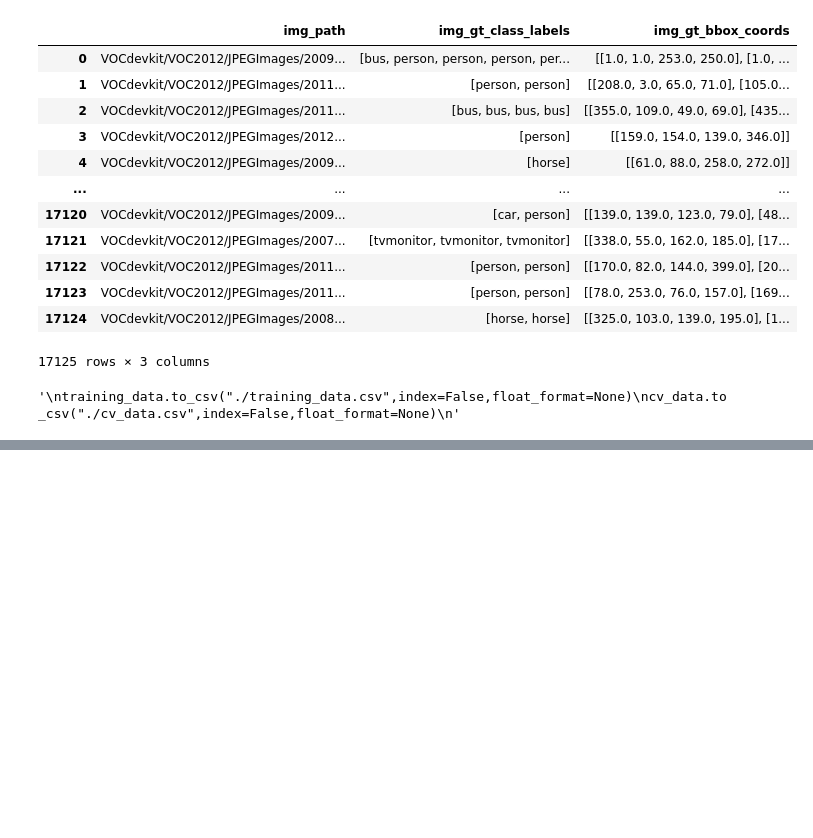
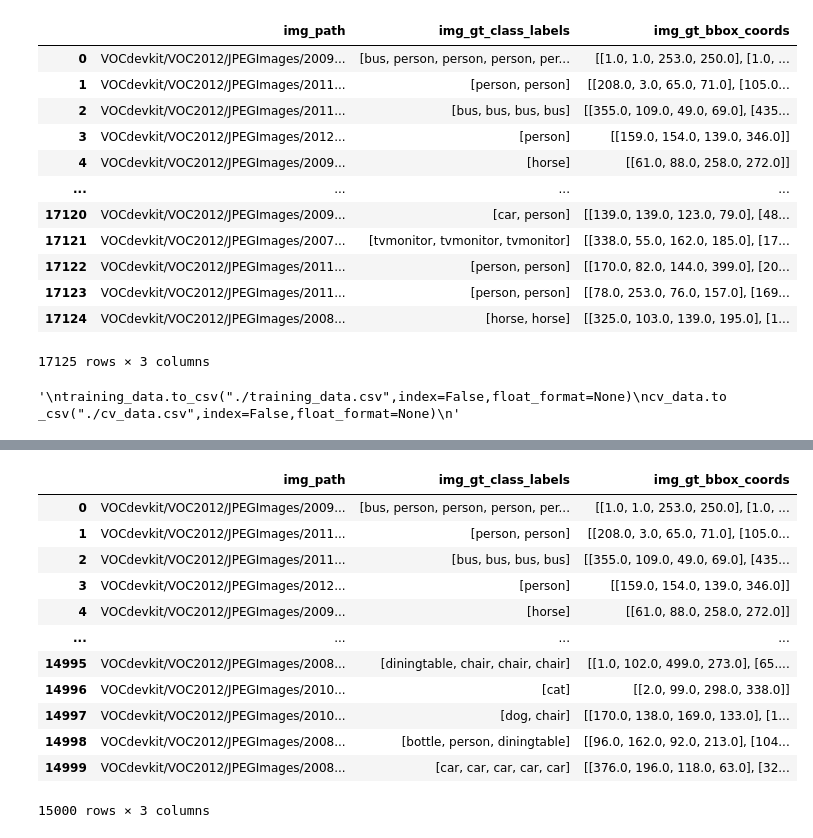
Before and after one commit to aimlrl/yolo-v1-from-scratch, a Jupyter notebook: src.ipynb, the cells around one changed output, grey strips where cells are left out. Saved outputs shown, nothing was run; the diff lists cells and outputs as text; code cells hidden in the pictures; blank space fills up the shorter version.

```diff
--- a/src.ipynb
+++ b/src.ipynb
@@ -266,0 +294,16 @@ cv_data.to_csv("./cv_data.csv",index=False,float_format=None)
+# %%
+training_data
+# %% [output]
+|  | img_path | img_gt_class_labels | img_gt_bbox_coords |
+| 0 | VOCdevkit/VOC2012/JPEGImages/2009... | [bus, person, person, person, per... | [[1.0, 1.0, 253.0, 250.0], [1.0, ... |
+| 1 | VOCdevkit/VOC2012/JPEGImages/2011... | [person, person] | [[208.0, 3.0, 65.0, 71.0], [105.0... |
+| 2 | VOCdevkit/VOC2012/JPEGImages/2011... | [bus, bus, bus, bus] | [[355.0, 109.0, 49.0, 69.0], [435... |
+| 3 | VOCdevkit/VOC2012/JPEGImages/2012... | [person] | [[159.0, 154.0, 139.0, 346.0]] |
+| 4 | VOCdevkit/VOC2012/JPEGImages/2009... | [horse] | [[61.0, 88.0, 258.0, 272.0]] |
+| ... | ... | ... | ... |
+| 14995 | VOCdevkit/VOC2012/JPEGImages/2008... | [diningtable, chair, chair, chair] | [[1.0, 102.0, 499.0, 273.0], [65.... |
+| 14996 | VOCdevkit/VOC2012/JPEGImages/2010... | [cat] | [[2.0, 99.0, 298.0, 338.0]] |
+| 14997 | VOCdevkit/VOC2012/JPEGImages/2010... | [dog, chair] | [[170.0, 138.0, 169.0, 133.0], [1... |
+| 14998 | VOCdevkit/VOC2012/JPEGImages/2008... | [bottle, person, diningtable] | [[96.0, 162.0, 92.0, 213.0], [104... |
+| 14999 | VOCdevkit/VOC2012/JPEGImages/2008... | [car, car, car, car, car] | [[376.0, 196.0, 118.0, 63.0], [32... |
+15000 rows × 3 columns
```
Also changed, not shown: parts of 7 cells of this notebook.
